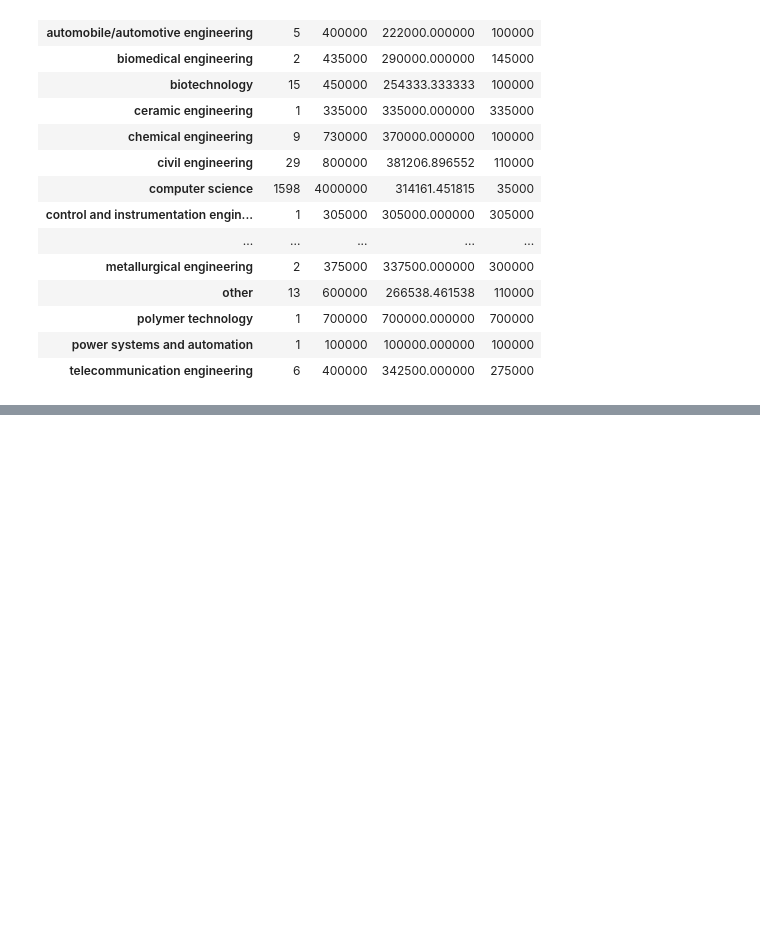
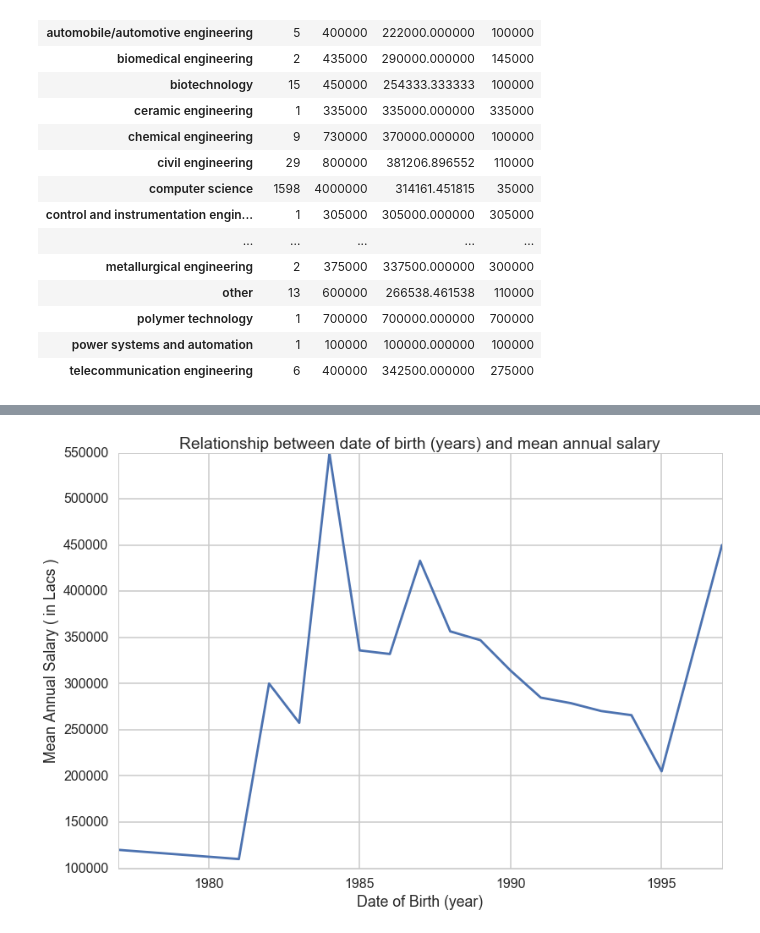
Before and after one commit to numb3r33/CoDS2016, a Jupyter notebook: CODS2016.ipynb, the cells around one changed output, grey strips where cells are left out. Saved outputs shown, nothing was run; the diff lists cells and outputs as text; code cells hidden in the pictures; blank space fills up the shorter version.

```diff
--- a/CODS2016.ipynb
+++ b/CODS2016.ipynb
@@ -321,0 +333,12 @@ specialization_stats_unstack
+# %%
+# create a new column dob_year
+train['dob_year'] = train.dob.dt.year
+test['dob_year'] = train.dob.dt.year
+# %%
+train_grouped_by_dob_year = train.groupby('dob_year')['salary']
+train_grouped_by_dob_year.mean().plot()
+plt.xlabel('Date of Birth (year)')
+plt.ylabel('Mean Annual Salary ( in Lacs )')
+plt.title('Relationship between date of birth (years) and mean annual salary');
+# %% [output]
+[figure, added]
```
Also changed, not shown: parts of 15 cells of this notebook.
